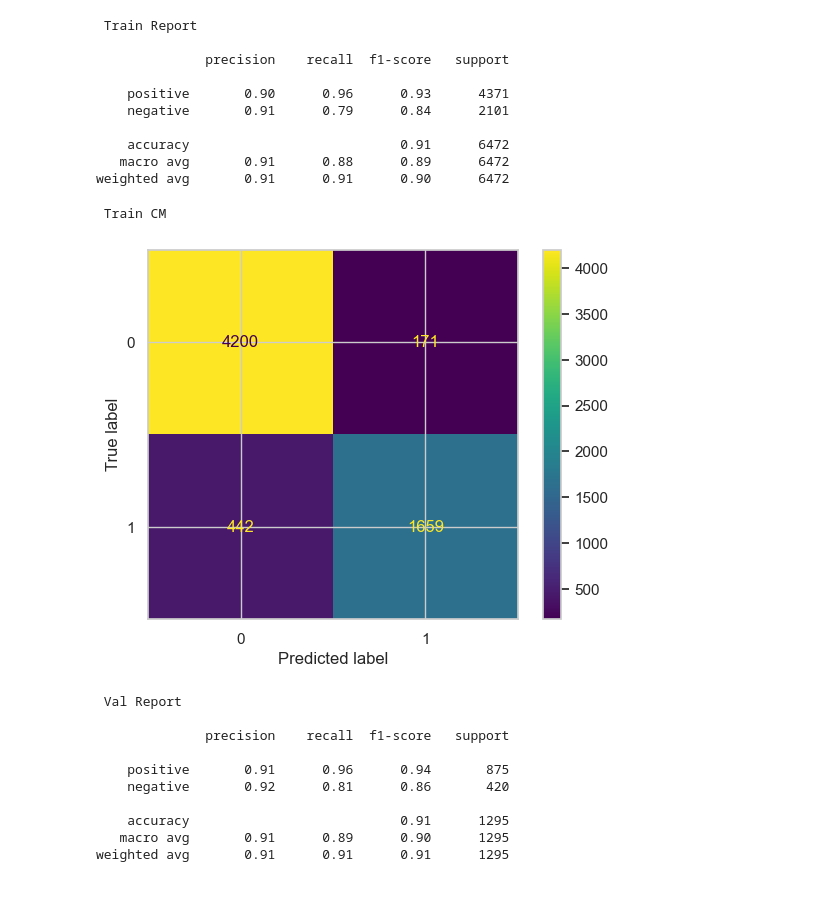
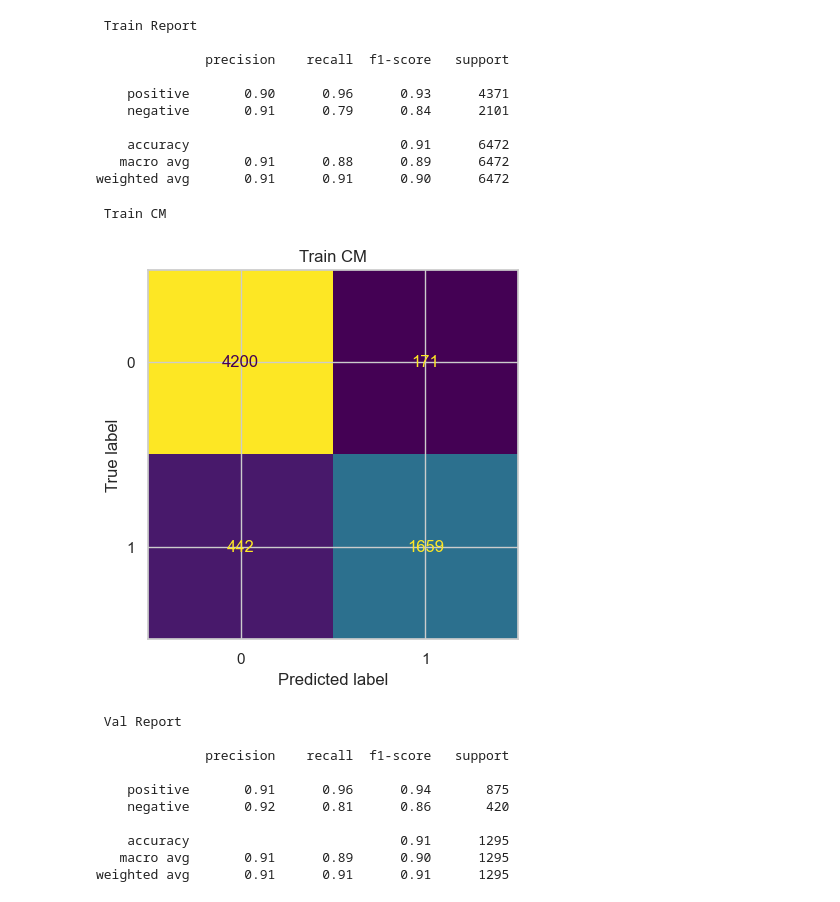
Before and after one commit to A01795375/Proyecto_Integrador_cancer, a Jupyter notebook: notebooks/Avance 3.ipynb, the cells around one changed output. Saved outputs shown, nothing was run; the diff lists cells and outputs as text; code cells hidden in the pictures.

```diff
--- a/notebooks/Avance 3.ipynb
+++ b/notebooks/Avance 3.ipynb
@@ -205,14 +202,15 @@ print(classification_report(y_train, y_train_pred_svc, target_names=['positive',
    macro avg       0.91      0.88      0.89      6472
 weighted avg       0.91      0.91      0.90      6472
 # %%
-print(' Train CM \n')
 cm_svc = confusion_matrix(y_train, y_train_pred_svc)
 disp = ConfusionMatrixDisplay(confusion_matrix=cm_svc)
-disp.plot()
+
+disp.plot(colorbar= False)
+disp.ax_.set_title('Train CM')
 plt.show()
 # %% [output]
  Train CM
-[figure, old version]
+[figure, new version]
 # %%
 y_val_pred_svc = grid.predict(X_val)
 # %%
```
Also changed, not shown: parts of 16 cells of this notebook, 1 other file.
